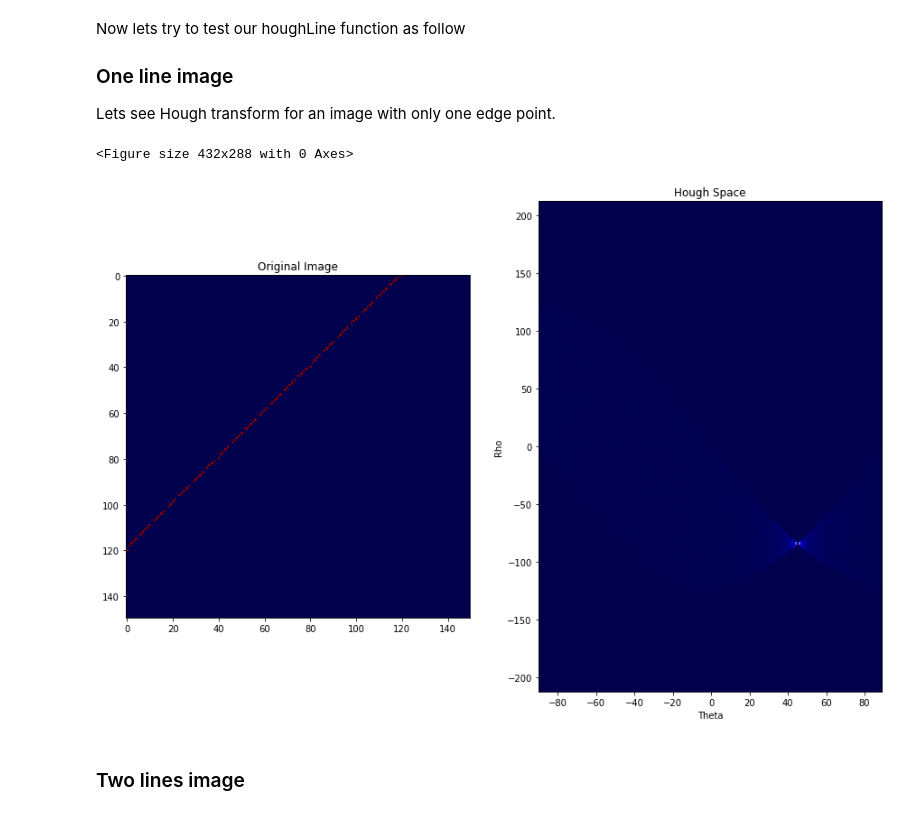
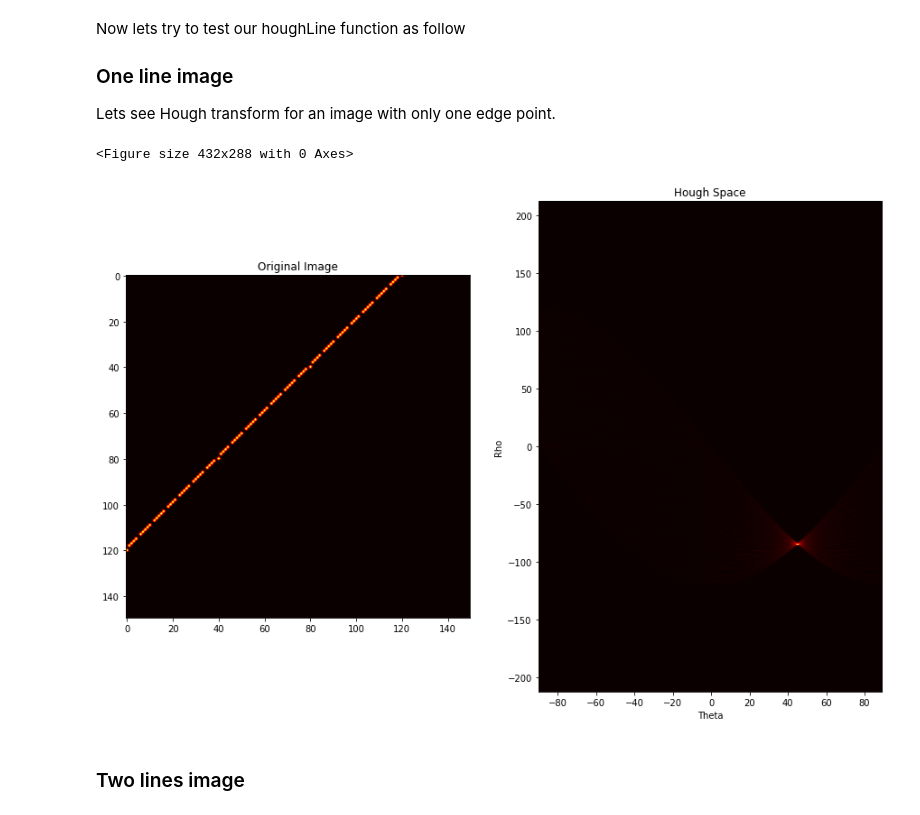
Before and after one commit to sbme-tutorials/sbme-tutorials.github.io, a Jupyter notebook: 2020/cv/notebooks/Hough.ipynb, the cells around one changed output. Drawn from its saved outputs; the diff is of its cells as text; code cells hidden in the pictures.

```diff
--- a/2020/cv/notebooks/Hough.ipynb
+++ b/2020/cv/notebooks/Hough.ipynb
@@ -126,24 +128,24 @@ Lets see Hough transform for an image with only one edge point.
 # %%
 image_1l = np.zeros((150,150))
 image_1l[np.linspace(0,120,100).astype(int), np.linspace(120,0,100).astype(int)] = 1
 accumulator_1l, thetas_1l, rhos_1l = houghLine(image_1l)
 
 plt.set_cmap('seismic')
 
 fig, ax = plt.subplots(1,2,figsize = (15, 10))
 ax[0].set_title('Original Image')
-ax[0].imshow(image_1l)
+ax[0].imshow(image_1l,cmap=cm.hot,interpolation='bilinear')
 
 ax[1].set_title('Hough Space')
 limits = [ np.rad2deg(thetas_1l[0]), np.rad2deg(thetas_1l[-1]), rhos_1l[0], rhos_1l[-1]]
-ax[1].imshow(accumulator_1l, aspect='auto', extent= limits )
+ax[1].imshow(accumulator_1l, aspect='auto', extent= limits ,cmap=cm.hot,interpolation='bilinear')
 ax[1].set_xlabel('Theta')
 ax[1].set_ylabel('Rho')
 
 plt.show()
 # %% [output]
 <Figure size 432x288 with 0 Axes>
-[figure, old version]
+[figure, new version]
 # %% [markdown]
 ### Two lines image
 # %%
```
Also changed, not shown: parts of 7 cells of this notebook, 7 other files.
